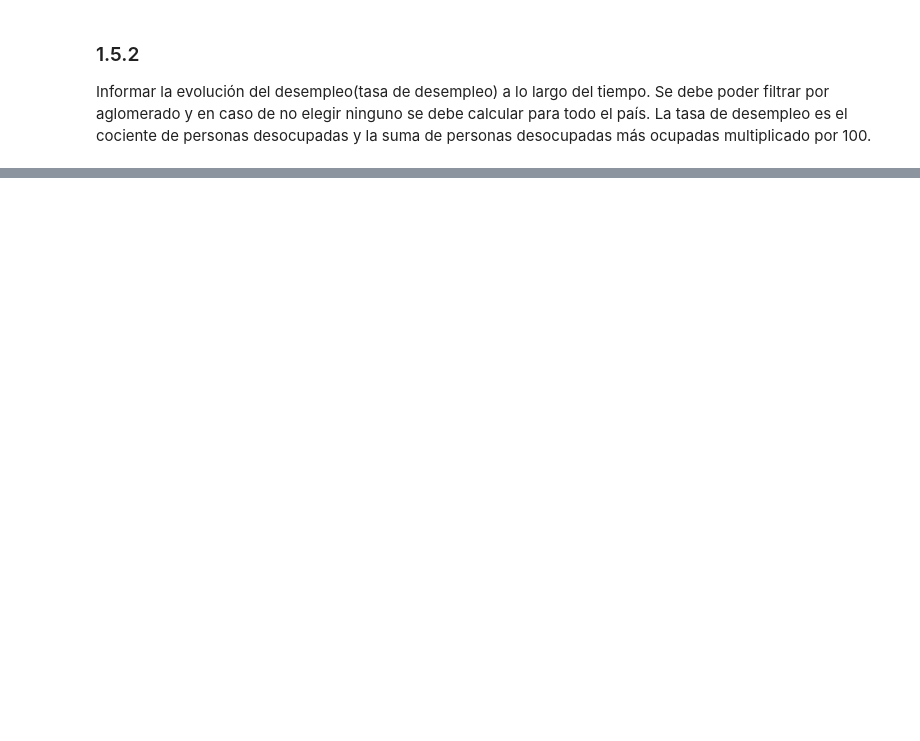
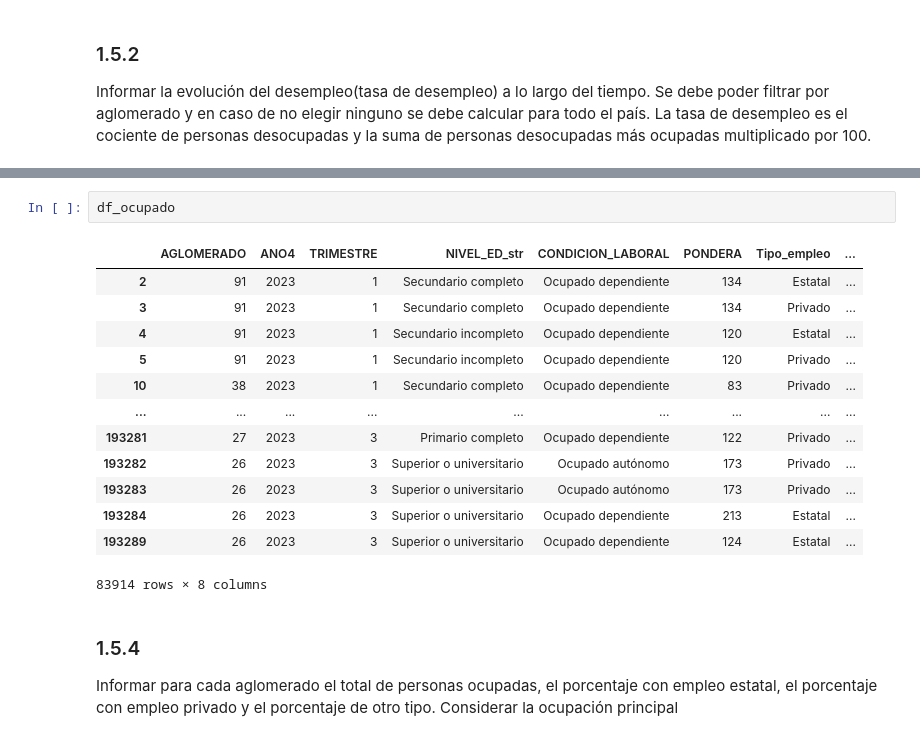
Before and after one commit to pablolube/EncuestAR, a Jupyter notebook: notebooks/2-Actividad y Empleo-Pablo.ipynb, the cells around one changed output, grey strips where cells are left out. Saved outputs shown, nothing was run; the diff lists cells and outputs as text; blank space fills up the shorter version.

```diff
--- a/notebooks/2-Actividad y Empleo-Pablo.ipynb
+++ b/notebooks/2-Actividad y Empleo-Pablo.ipynb
@@ -235,0 +276,21 @@ TypeError: 'DataFrameGroupBy' object does not support item assignment
+# %%
+df_ocupado
+# %% [output]
+|  | AGLOMERADO | ANO4 | TRIMESTRE | NIVEL_ED_str | CONDICION_LABORAL | PONDERA | Tipo_empleo | ... |
+| 2 | 91 | 2023 | 1 | Secundario completo | Ocupado dependiente | 134 | Estatal | ... |
+| 3 | 91 | 2023 | 1 | Secundario completo | Ocupado dependiente | 134 | Privado | ... |
+| 4 | 91 | 2023 | 1 | Secundario incompleto | Ocupado dependiente | 120 | Estatal | ... |
+| 5 | 91 | 2023 | 1 | Secundario incompleto | Ocupado dependiente | 120 | Privado | ... |
+| 10 | 38 | 2023 | 1 | Secundario completo | Ocupado dependiente | 83 | Privado | ... |
+| ... | ... | ... | ... | ... | ... | ... | ... | ... |
+| 193281 | 27 | 2023 | 3 | Primario completo | Ocupado dependiente | 122 | Privado | ... |
+| 193282 | 26 | 2023 | 3 | Superior o universitario | Ocupado autónomo | 173 | Privado | ... |
+| 193283 | 26 | 2023 | 3 | Superior o universitario | Ocupado autónomo | 173 | Privado | ... |
+| 193284 | 26 | 2023 | 3 | Superior o universitario | Ocupado dependiente | 213 | Estatal | ... |
+| 193289 | 26 | 2023 | 3 | Superior o universitario | Ocupado dependiente | 124 | Estatal | ... |
+83914 rows × 8 columns
+# %% [markdown]
+### 1.5.4
+Informar para cada aglomerado el total de personas ocupadas, el porcentaje con
+empleo estatal, el porcentaje con empleo privado y el porcentaje de otro tipo. Considerar la
+ocupación principal
```
Also changed, not shown: parts of 27 cells of this notebook.
